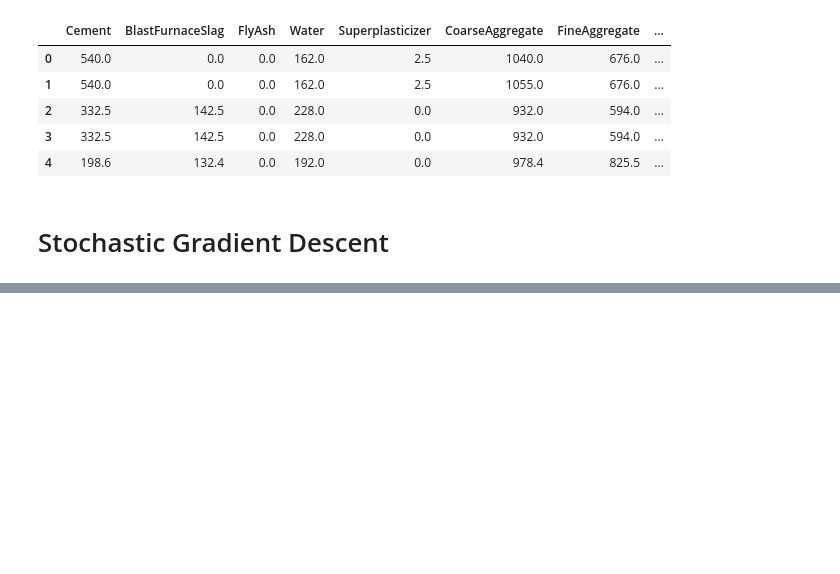
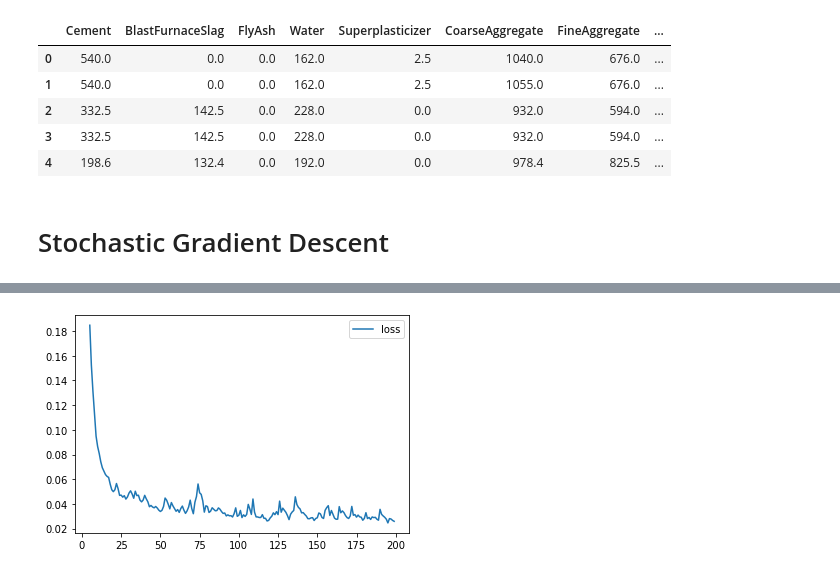
Before and after one commit to AliakbarMehdizadeh/Deep-Neural-Networks, a Jupyter notebook: Intro_to_Deep_Learning.ipynb, the cells around one changed output, grey strips where cells are left out. Drawn from its saved outputs; the diff is of its cells as text; code cells hidden in the pictures; blank space fills up the shorter version.

```diff
--- a/Intro_to_Deep_Learning.ipynb
+++ b/Intro_to_Deep_Learning.ipynb
@@ -109,0 +288,4 @@ model = keras.Sequential([
+# %%
+history_df.loc[5:, ['loss']].plot();
+# %% [output]
+[figure, added]
```
Also changed, not shown: parts of 35 cells of this notebook.
